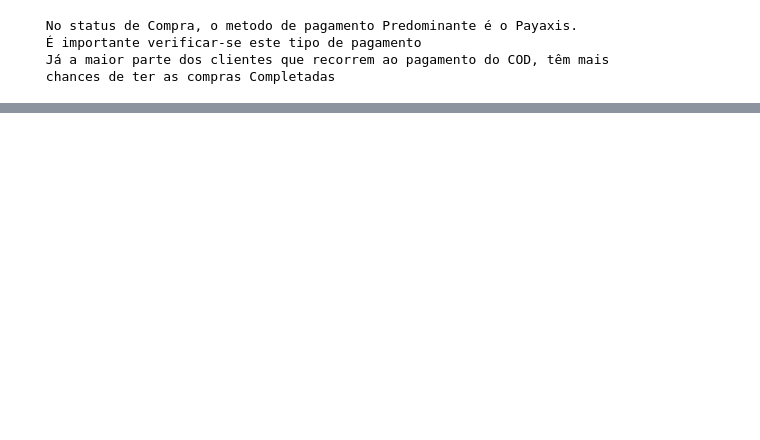
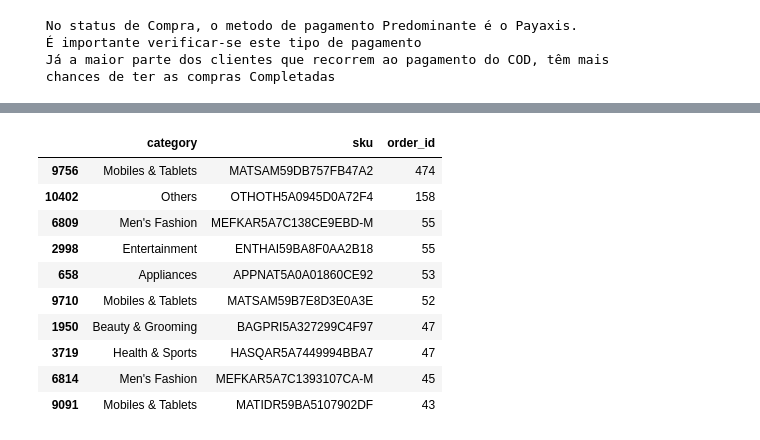
Before and after one commit to Gcango/Analise_Exploratorio_dos_Dados_da_TopSeles, a Jupyter notebook: Analise_Exploratoria_TopSeles.ipynb, the cells around one changed output, grey strips where cells are left out. Saved outputs shown, nothing was run; the diff lists cells and outputs as text; code cells hidden in the pictures; blank space fills up the shorter version.

```diff
--- a/Analise_Exploratoria_TopSeles.ipynb
+++ b/Analise_Exploratoria_TopSeles.ipynb
@@ -517,0 +538,14 @@ print(f" Já a maior parte dos clientes que recorrem ao pagamento do COD, têm m
+# %%
+dados.query('status == "order_refunded" ').groupby(['category', 'sku'])['order_id'].count().reset_index().sort_values(by='order_id', ascending=False).head(10)
+# %% [output]
+|  | category | sku | order_id |
+| 9756 | Mobiles & Tablets | MATSAM59DB757FB47A2 | 474 |
+| 10402 | Others | OTHOTH5A0945D0A72F4 | 158 |
+| 6809 | Men's Fashion | MEFKAR5A7C138CE9EBD-M | 55 |
+| 2998 | Entertainment | ENTHAI59BA8F0AA2B18 | 55 |
+| 658 | Appliances | APPNAT5A0A01860CE92 | 53 |
+| 9710 | Mobiles & Tablets | MATSAM59B7E8D3E0A3E | 52 |
+| 1950 | Beauty & Grooming | BAGPRI5A327299C4F97 | 47 |
+| 3719 | Health & Sports | HASQAR5A7449994BBA7 | 47 |
+| 6814 | Men's Fashion | MEFKAR5A7C1393107CA-M | 45 |
+| 9091 | Mobiles & Tablets | MATIDR59BA5107902DF | 43 |
```
Also changed, not shown: parts of 49 cells of this notebook.
